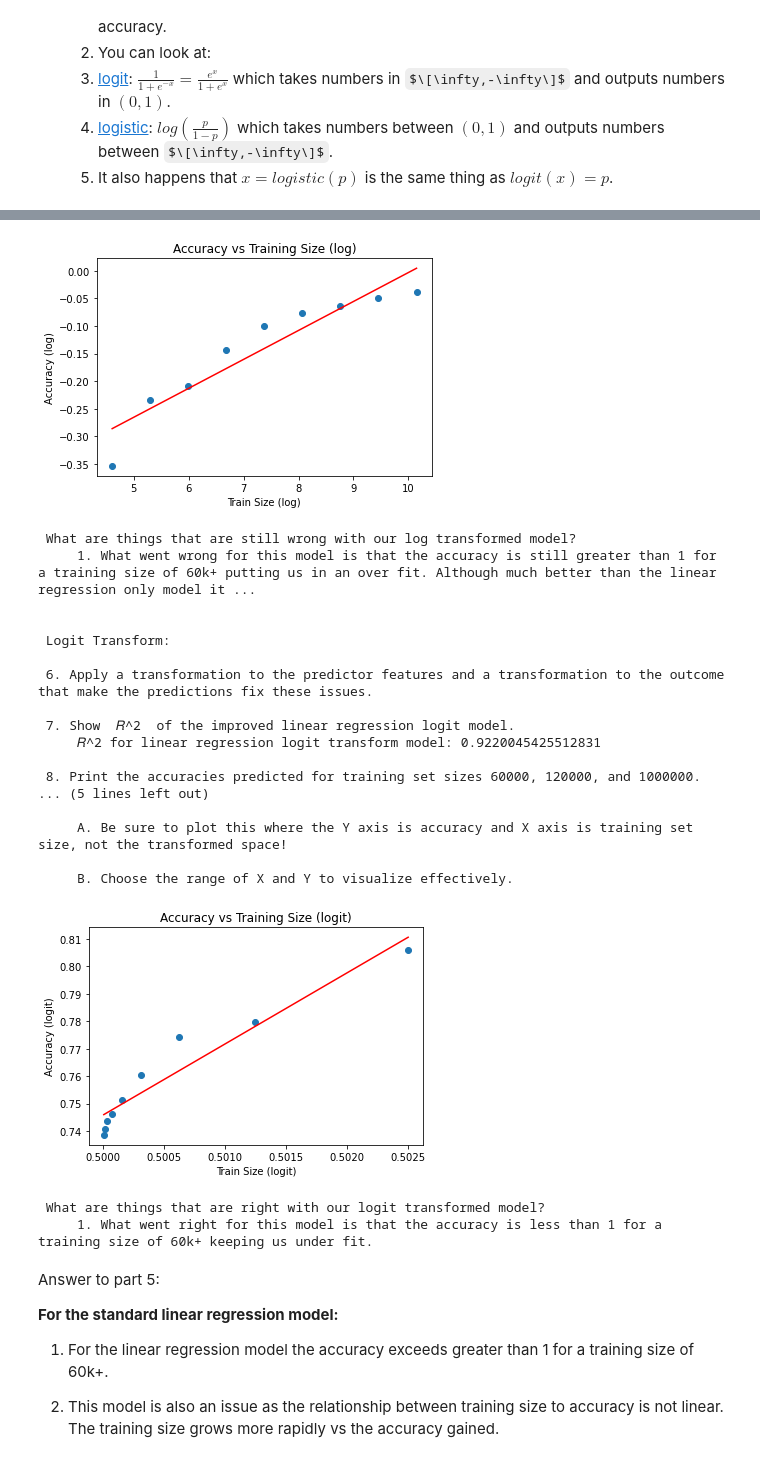
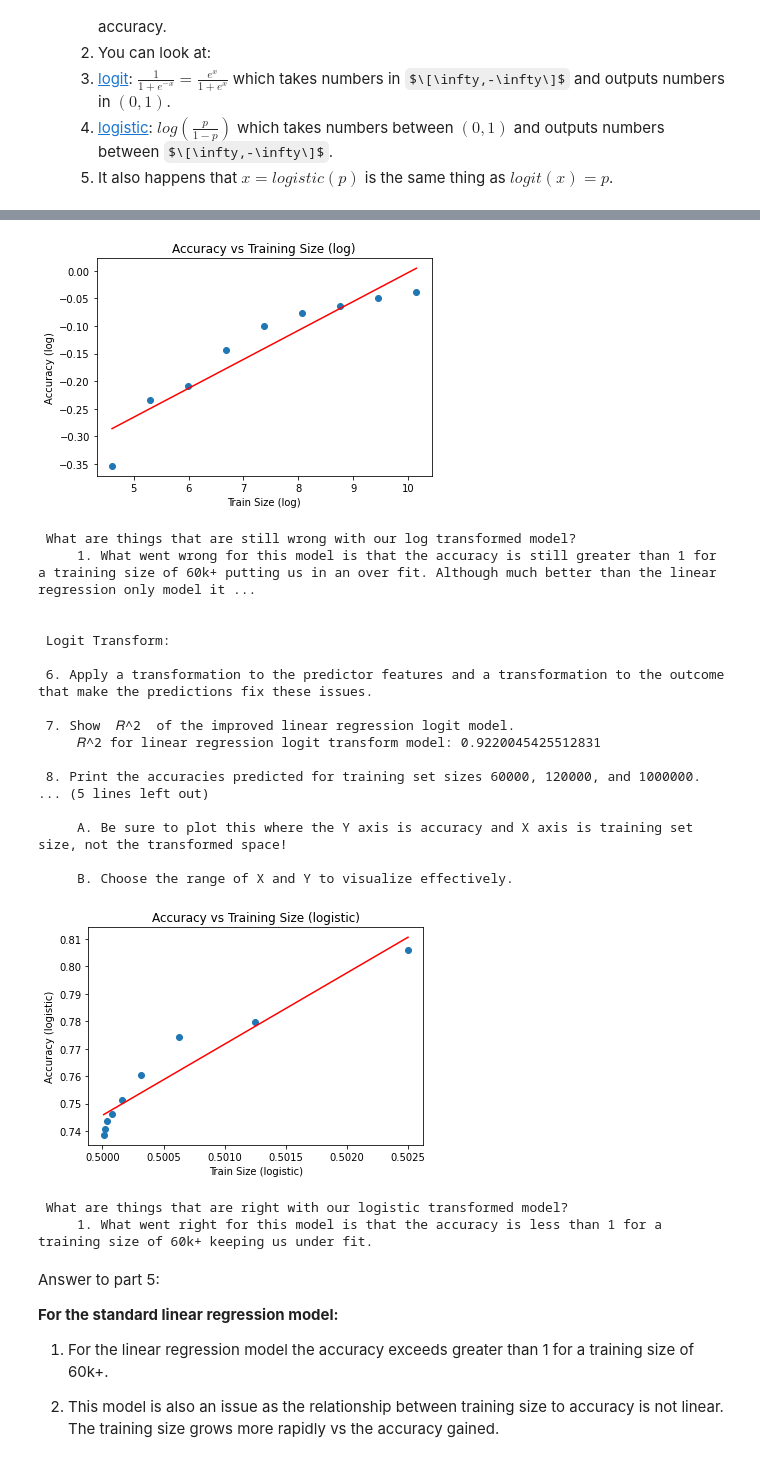
Before and after one commit to rturnage/Machine-Learning, a Jupyter notebook: robert_turnage_project1.ipynb, the cells around one changed output, grey strips where cells are left out. Cells and saved outputs as stored; diff of their text form; code cells hidden in the pictures; some formulas as TeX source.

```diff
--- a/robert_turnage_project1.ipynb
+++ b/robert_turnage_project1.ipynb
@@ -414,10 +414,11 @@ def Q4():
     print("\n\x1b[1m Logit Transform: \x1b[m")
 
     print("\n\x1b[1m 6. Apply a transformation to the predictor features and a transformation to the outcome that make the predictions fix these issues. \x1b[m")
-    logit = lambda x: np.exp(x)/(np.exp(x) + 1)
-    logistic = lambda p: np.log(p/(1 - p))
-    X = logit(1/np.array(train_sizes).reshape(-1, 1))
-    Y = logit(1/np.array(accuracies).reshape(-1, 1))
+    # the notes for this assigment have logit vs logistic backwards give the links to the docs on these two topics. I've implimented based on the documented correct useage.
+    logistic = lambda x: np.exp(x)/(np.exp(x) + 1)
+    logit = lambda p: np.log(p/(1 - p))
+    X = logistic(1/np.array(train_sizes).reshape(-1, 1))
+    Y = logistic(1/np.array(accuracies).reshape(-1, 1))
     LR.fit(X, Y)
 
     print("\n\x1b[1m 7. Show  𝑅^2  of the improved linear regression logit model. \x1b[m")
@@ -425,20 +426,20 @@ def Q4():
 
     print("\n\x1b[1m 8. Print the accuracies predicted for training set sizes 60000, 120000, and 1000000. \x1b[m")
     for i in [60000, 120000, 1000000]:
-        accuracy = 1/logistic(LR.predict(logit(1/np.array([[i]])))[0][0])
+        accuracy = 1/logit(LR.predict(logistic(1/np.array([[i]])))[0][0])
         print("     Train Set Size: " + str(i) + ": , Accuracy: " + str(accuracy) + ", Fit: " + ("Over" if accuracy > 1 else "Under"))
 
     print("\n\x1b[1m 9. Plot a lineplot graph of both again as before. \x1b[m")
     print("\n\x1b[1m     A. Be sure to plot this where the Y axis is accuracy and X axis is training set size, not the transformed space! \x1b[m")
     print("\n\x1b[1m     B. Choose the range of X and Y to visualize effectively. \x1b[m")
     plt.scatter(X, Y)
-    plt.title("Accuracy vs Training Size (logit)")
-    plt.ylabel('Accuracy (logit)')
-    plt.xlabel('Train Size (logit)')
+    plt.title("Accuracy vs Training Size (logistic)")
+    plt.ylabel('Accuracy (logistic)')
+    plt.xlabel('Train Size (logistic)')
     plt.plot(X, LR.predict(X), 'red')
     plt.show()
 
-    print("\n\x1b[1m What are things that are right with our logit transformed model? \x1b[m")
+    print("\n\x1b[1m What are things that are right with our logistic transformed model? \x1b[m")
     print("     1. What went right for this model is that the accuracy is less than 1 for a training size of 60k+ keeping us under fit.  \n ")
 
 ### STUDENT END ###
@@ -471,35 +472,35 @@ Q4()
 
  Log Transform:
 
  6. Apply a log transformation to the predictor features and a transformation to the outcome that make the predictions fix these issues.
 
  7. Show  𝑅^2  of the improved linear regression log transform model.
      𝑅^2 for linear regression log transform model: 0.8825621968324606
 ... (7 lines left out)
 
      A. Be sure to plot this where the Y axis is accuracy and X axis is training set size, not the transformed space!
 
      B. Choose the range of X and Y to visualize effectively.
 [figure]
  What are things that are still wrong with our log transformed model?
      1. What went wrong for this model is that the accuracy is still greater than 1 for a training size of 60k+ putting us in an over fit. Although much better than the linear regression only model it ...
 
 
  Logit Transform:
 
  6. Apply a transformation to the predictor features and a transformation to the outcome that make the predictions fix these issues.
 
  7. Show  𝑅^2  of the improved linear regression logit model.
      𝑅^2 for linear regression logit transform model: 0.9220045425512831
 
  8. Print the accuracies predicted for training set sizes 60000, 120000, and 1000000.
 ... (5 lines left out)
 
      A. Be sure to plot this where the Y axis is accuracy and X axis is training set size, not the transformed space!
 
      B. Choose the range of X and Y to visualize effectively.
-[figure, old version]
+[figure, new version]
- What are things that are right with our logit transformed model?
+ What are things that are right with our logistic transformed model?
      1. What went right for this model is that the accuracy is less than 1 for a training size of 60k+ keeping us under fit.
 # %% [markdown]
 Answer to part 5:
```
Also changed, not shown: parts of 2 cells of this notebook.
